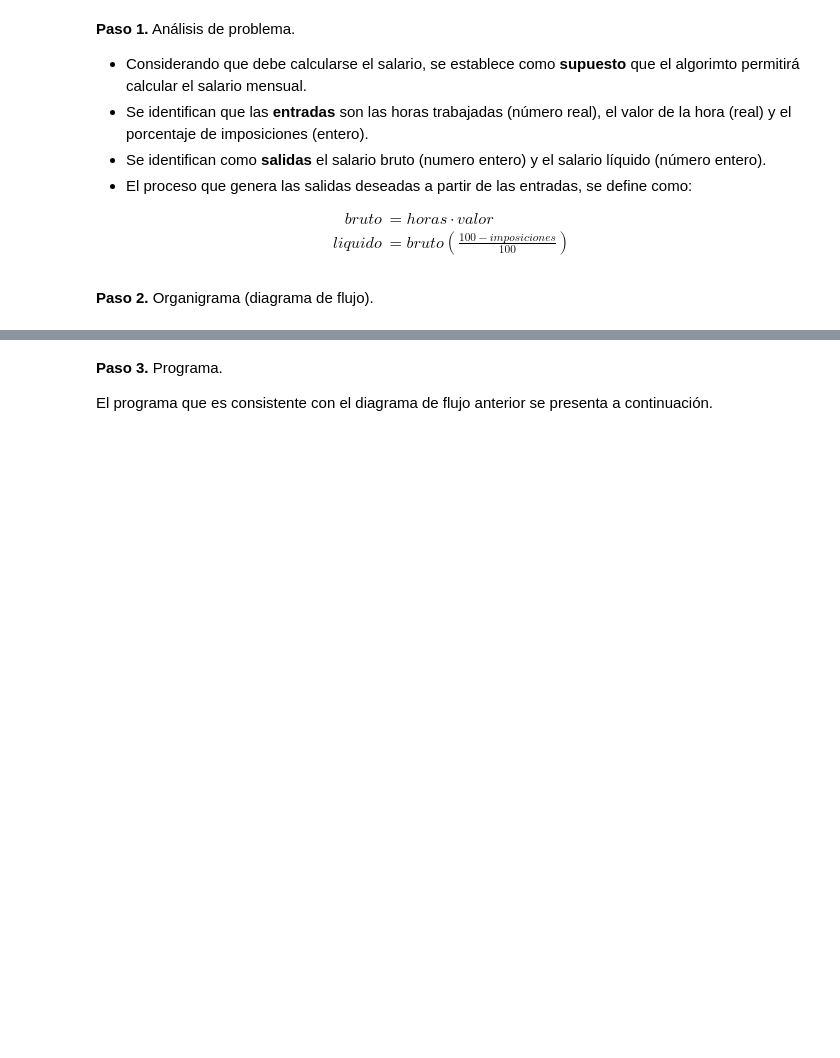
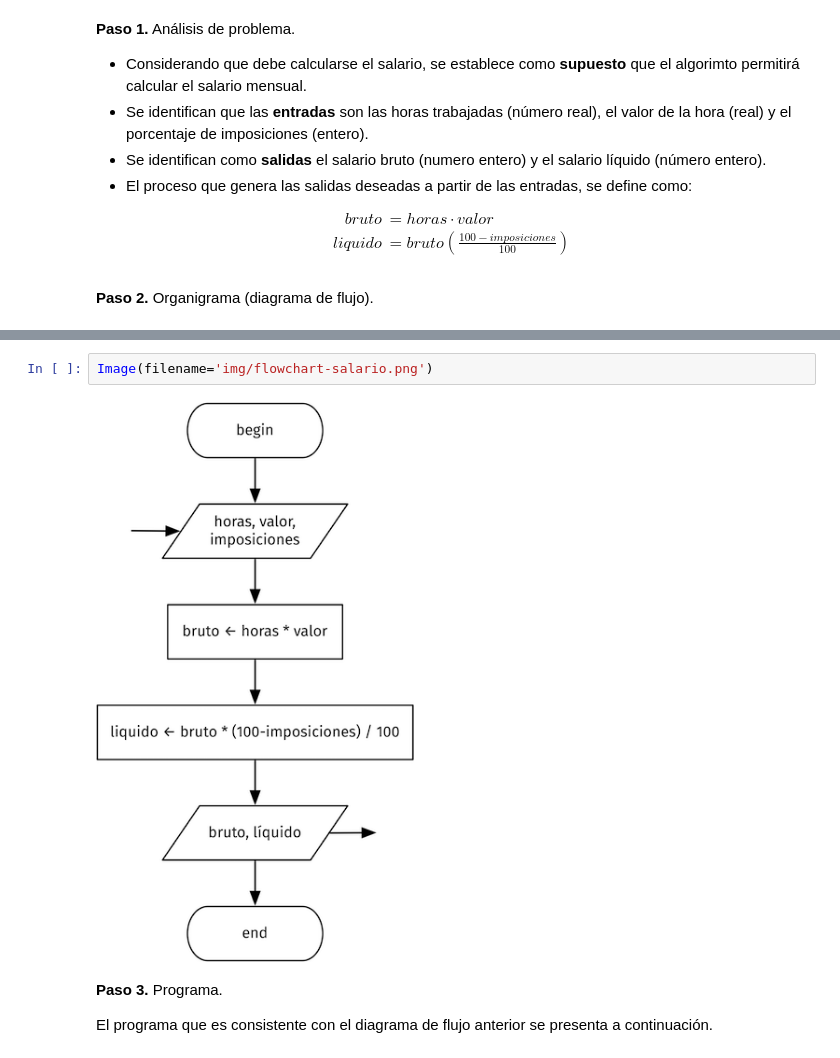
Before and after one commit to ahar0n/programming-basics-with-python, a Jupyter notebook: py02-diseno_de_algoritmos.ipynb, the cells around one changed output, grey strips where cells are left out. Drawn from its saved outputs; the diff is of its cells as text; blank space fills up the shorter version.

```diff
--- a/py02-diseno_de_algoritmos.ipynb
+++ b/py02-diseno_de_algoritmos.ipynb
@@ -117,3 +118,7 @@ __Paso 2.__ Organigrama (diagrama de flujo).
+# %%
+Image(filename='img/flowchart-salario.png')
+# %% [output]
+[figure, added]
 # %% [markdown]
 __Paso 3.__ Programa.
 
```
Also changed, not shown: parts of 3 cells of this notebook, 3 other files.
